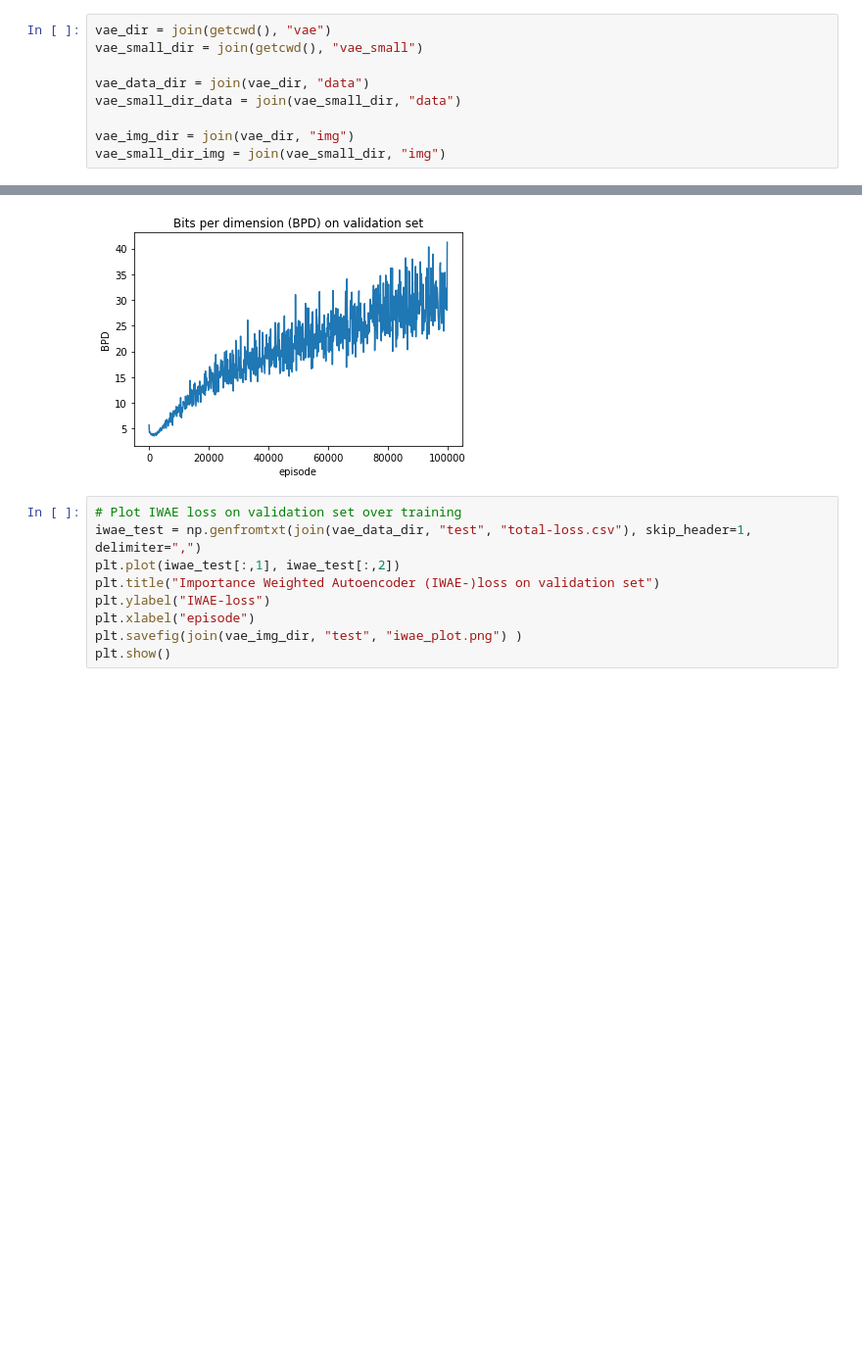
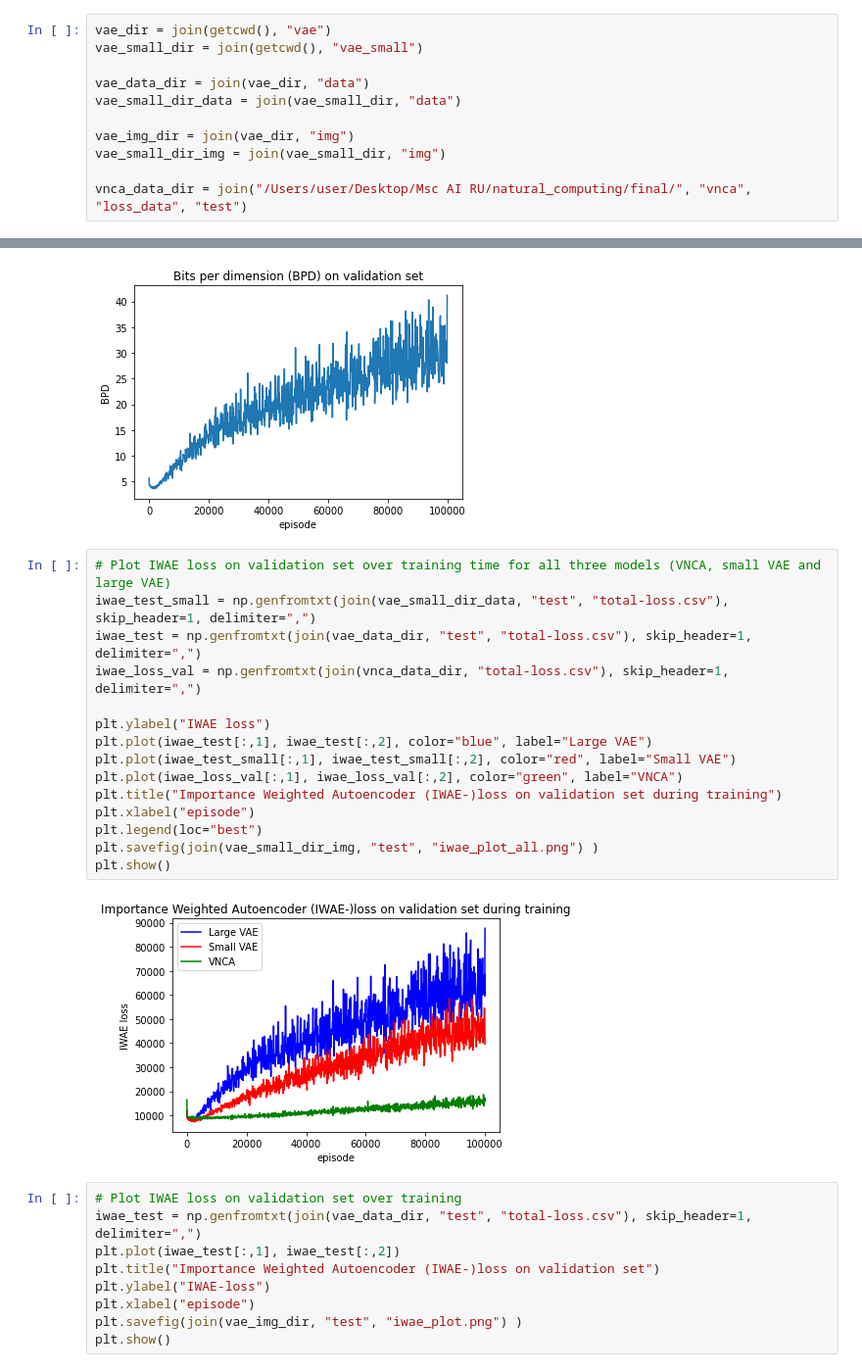
Before and after one commit to JanSchering/natural_computing, a Jupyter notebook: final/vae/presentation_vis.ipynb, the cells around one changed output, grey strips where cells are left out. Shown at 98% size. Cells and saved outputs as stored; diff of their text form; blank space fills up the shorter version.

```diff
--- a/final/vae/presentation_vis.ipynb
+++ b/final/vae/presentation_vis.ipynb
@@ -12,6 +13,8 @@ vae_small_dir_data = join(vae_small_dir, "data")
 
 vae_img_dir = join(vae_dir, "img")
 vae_small_dir_img = join(vae_small_dir, "img")
+
+vnca_data_dir = join("/Users/user/Desktop/Msc AI RU/natural_computing/final/", "vnca", "loss_data", "test")
 # %% [markdown]
 # Process Training Data VAE
 # %%
@@ -71,6 +161,23 @@ plt.savefig(join(vae_img_dir, "test", "bpd_plot.png") )
 plt.show()
 # %% [output]
 [figure]
+# %%
+# Plot IWAE loss on validation set over training time for all three models (VNCA, small VAE and large VAE)
+iwae_test_small = np.genfromtxt(join(vae_small_dir_data, "test", "total-loss.csv"), skip_header=1, delimiter=",")
+iwae_test = np.genfromtxt(join(vae_data_dir, "test", "total-loss.csv"), skip_header=1, delimiter=",")
+iwae_loss_val = np.genfromtxt(join(vnca_data_dir, "total-loss.csv"), skip_header=1, delimiter=",")
+
+plt.ylabel("IWAE loss")
+plt.plot(iwae_test[:,1], iwae_test[:,2], color="blue", label="Large VAE")
+plt.plot(iwae_test_small[:,1], iwae_test_small[:,2], color="red", label="Small VAE")
+plt.plot(iwae_loss_val[:,1], iwae_loss_val[:,2], color="green", label="VNCA")
+plt.title("Importance Weighted Autoencoder (IWAE-)loss on validation set during training")
+plt.xlabel("episode")
+plt.legend(loc="best")
+plt.savefig(join(vae_small_dir_img, "test", "iwae_plot_all.png") )
+plt.show()
+# %% [output]
+[figure, added]
 # %%
 # Plot IWAE loss on validation set over training
 iwae_test = np.genfromtxt(join(vae_data_dir, "test", "total-loss.csv"), skip_header=1, delimiter=",")
```
Also changed, not shown: parts of 4 cells of this notebook, 7 other files.
